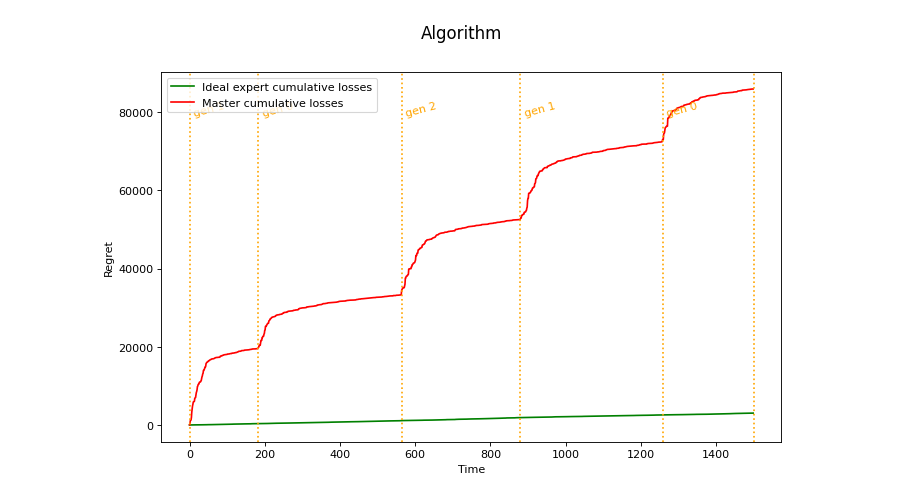
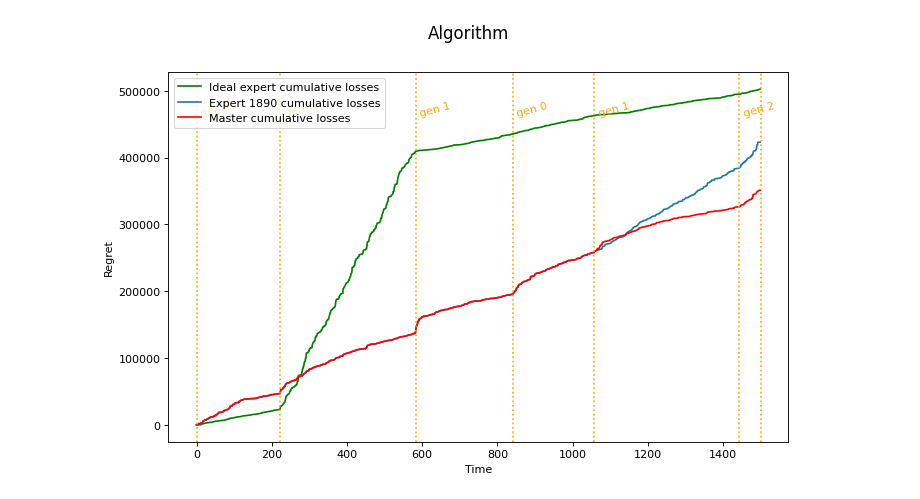
Before and after one commit to intsystems/2024-Project-125, a Jupyter notebook: code/show.ipynb, the cells around one changed output. Saved outputs shown, nothing was run; the diff lists cells and outputs as text; code cells hidden in the pictures.

```diff
--- a/code/show.ipynb
+++ b/code/show.ipynb
@@ -23,8 +23,8 @@ train_window = 10
 
 # Cоздание синтезатора, cпособного создавать workers_num наборов параметров, для каждого из которых генерировать временные ряды.
 # Сигнал - случайный вектор из нормального распределения. Отклик - скалярное произведение сигнала на вектор весов плюс нормальный шум из N(0,1)
-synt = Synthesizer(series_type, dim=10, low=-10, high=10, clip=(a, b),
-                   noise_var=1, workers_num=3, random_seed=89)
+synt = Synthesizer(series_type, dim=20, low=-10, high=10, clip=(2 * a, 2 * b),
+                   noise_var=1, workers_num=3, random_seed=16)
 
 # Создание генератора данных, склеивающего разнородные временные ряды в один
 # В данном случае источник рядов - наш синтезатор
@@ -43,7 +43,7 @@ algo = Algorithm(series_type, gen, train_window=train_window, a=a, b=b, init_pre
 algo.run()
 algo.post_calculations(from_start=from_start)
 # %%
-algo.draw_all(show=["master", "ideal"], show_experts=[],
+algo.draw_all(show=["master", "ideal"], show_experts=[1890],
                           show_axes=["regret"], height_ratios=[1], fig_size=(10, 6))
 # %% [output]
-[figure, old version]
+[figure, new version]
```
Also changed, not shown: 4 other files.
